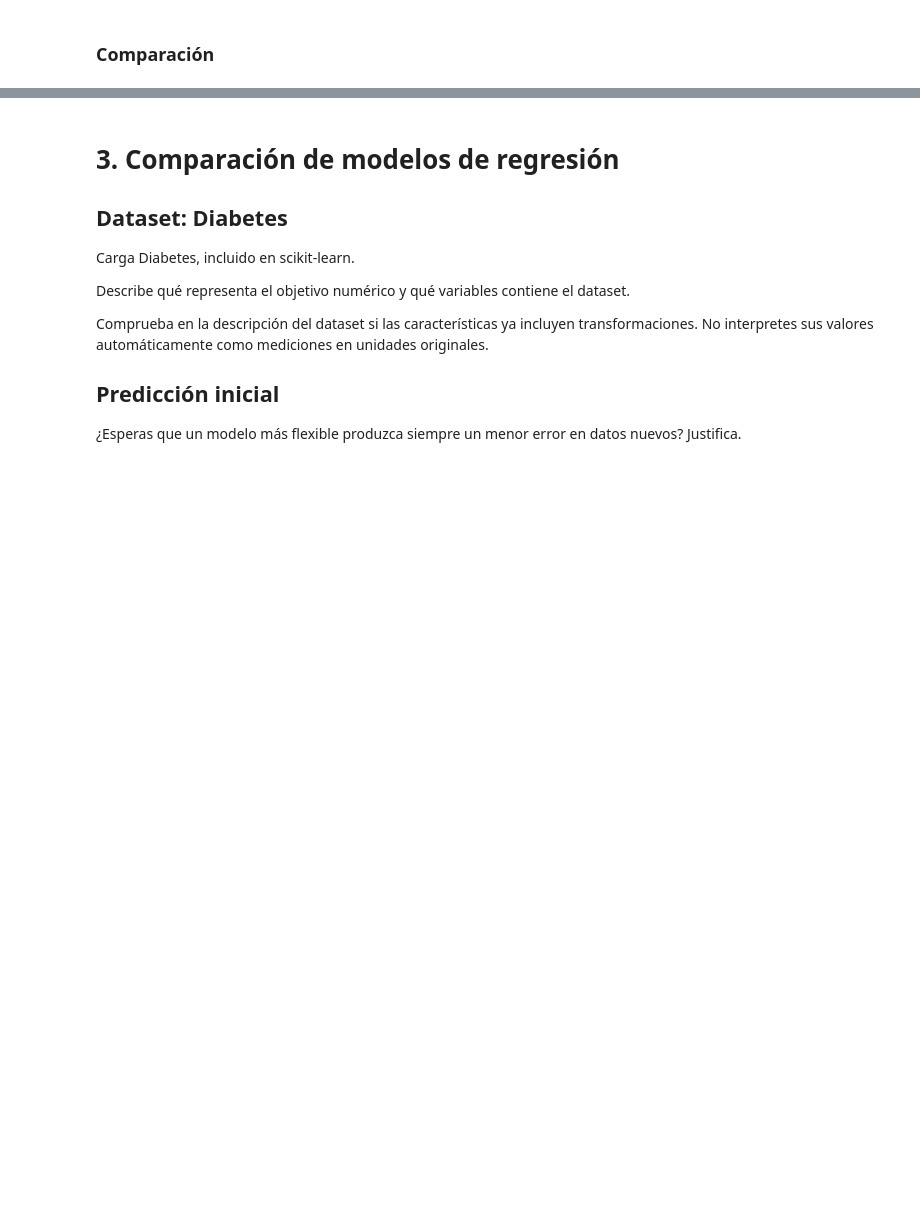
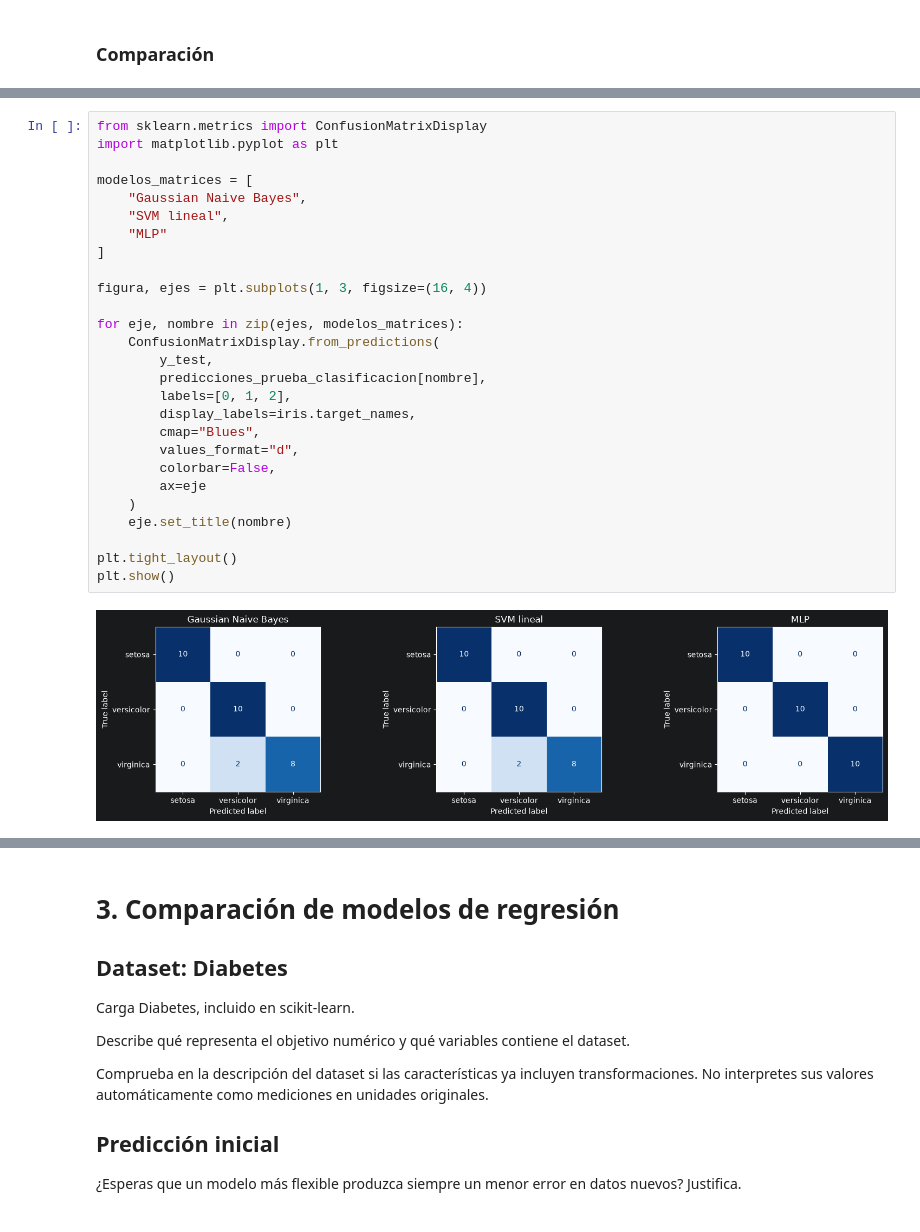
Before and after one commit to Boris-epn/Recuperaci-n-de-la-informaci-n, a Jupyter notebook: Primer bimestre/01_revml.ipynb, the cells around one changed output, grey strips where cells are left out. Cells and saved outputs as stored; diff of their text form; blank space fills up the shorter version.

```diff
--- a/Primer bimestre/01_revml.ipynb
+++ b/Primer bimestre/01_revml.ipynb
@@ -429,0 +645,29 @@ Los modelos de SVM lineal y MLP tienen la mayor exactitud y F1 macro de validaci
+# %%
+from sklearn.metrics import ConfusionMatrixDisplay
+import matplotlib.pyplot as plt
+
+modelos_matrices = [
+    "Gaussian Naive Bayes",
+    "SVM lineal",
+    "MLP"
+]
+
+figura, ejes = plt.subplots(1, 3, figsize=(16, 4))
+
+for eje, nombre in zip(ejes, modelos_matrices):
+    ConfusionMatrixDisplay.from_predictions(
+        y_test,
+        predicciones_prueba_clasificacion[nombre],
+        labels=[0, 1, 2],
+        display_labels=iris.target_names,
+        cmap="Blues",
+        values_format="d",
+        colorbar=False,
+        ax=eje
+    )
+    eje.set_title(nombre)
+
+plt.tight_layout()
+plt.show()
+# %% [output]
+[figure, added]
```
Also changed, not shown: parts of 9 cells of this notebook.
